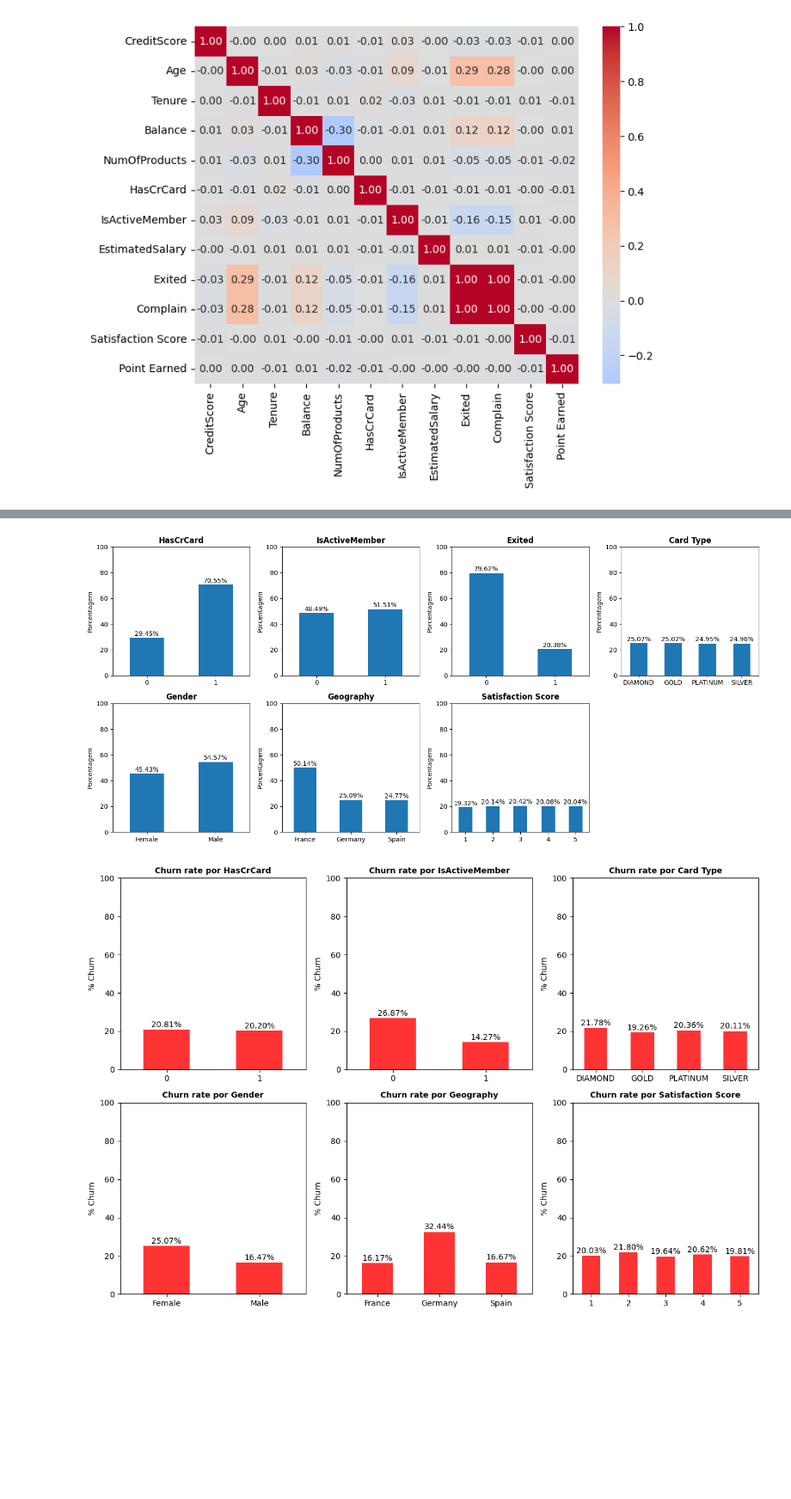
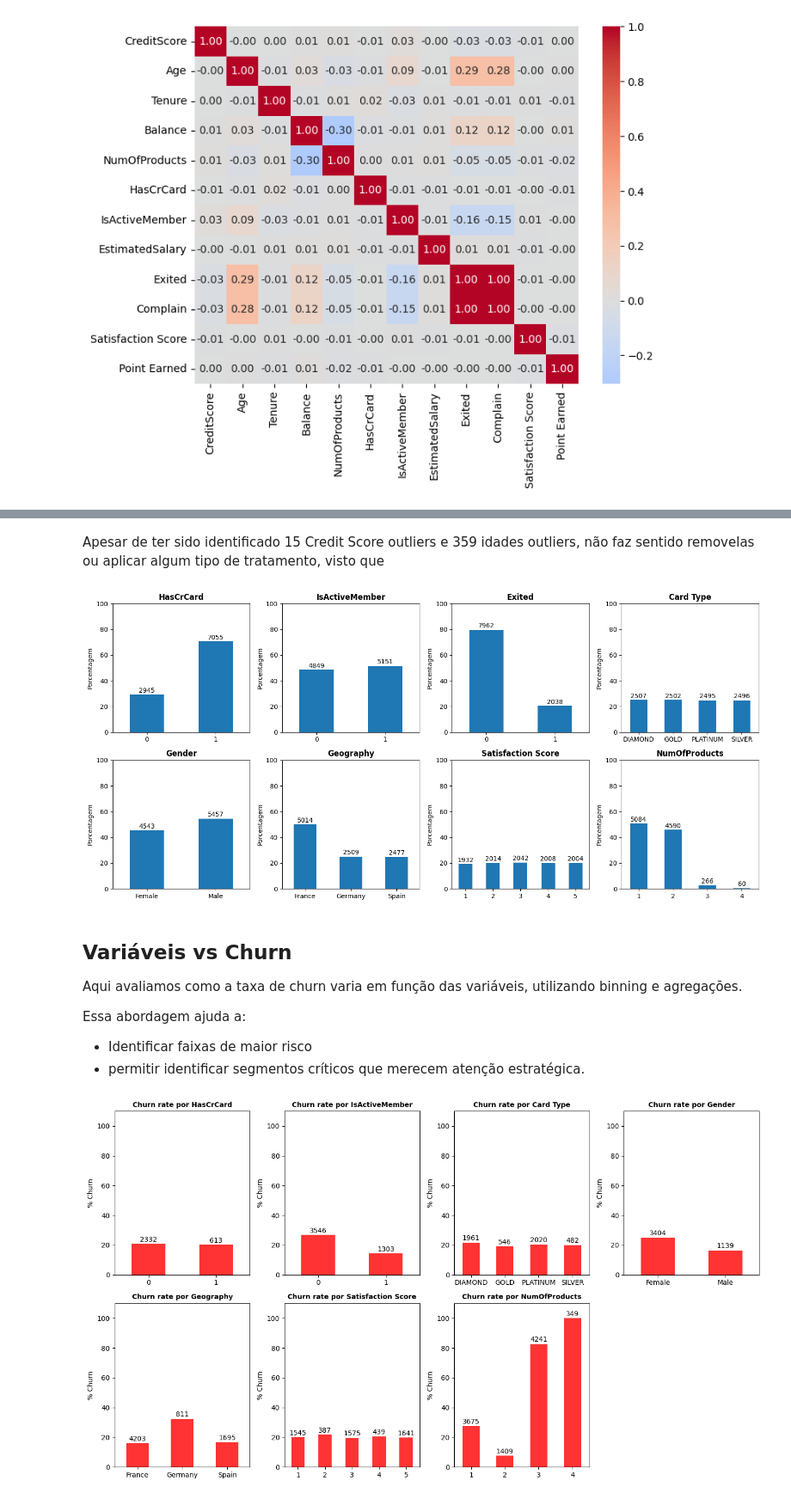
Before and after one commit to OsanaThiago/EDA-Churn-Predict, a Jupyter notebook: notebooks/eda.ipynb, the cells around one changed output, grey strips where cells are left out. Shown at 86% size. Drawn from its saved outputs; the diff is of its cells as text; code cells hidden in the pictures; blank space fills up the shorter version.

```diff
--- a/notebooks/eda.ipynb
+++ b/notebooks/eda.ipynb
@@ -72,5 +100,5 @@ df = df.drop(columns='Complain')
 # %%
-varbox = ['CreditScore','NumOfProducts', 'Age', 'Balance', 'EstimatedSalary', 'Point Earned','Tenure']
+varbox = ['CreditScore', 'Balance', 'Age', 'EstimatedSalary', 'Point Earned','Tenure']
 
 for col in varbox:
     q3 = df[col].quantile(0.75)
@@ -84,7 +112,7 @@ for col in varbox:
     outliers['OutlierColumn'] = col
     print(f"{col}: {outliers.shape[0]} outliers")
 
-fig, axes = plt.subplots(2, 4, figsize=(12, 8))
+fig, axes = plt.subplots(2, 3, figsize=(10, 8))
 axes = axes.flatten()
 
 for i, col in enumerate(varbox):
@@ -102,9 +130,6 @@ for i, col in enumerate(varbox):
     ax.hlines([q1, med, q3], xmin=0.8, xmax=1.2, linestyle='--', colors='brown', linewidth=2)
     ax.hlines(df[col].mean(), xmin=0.8, xmax=1.2, linestyle='--', colors='black', linewidth=2)
 
-    if col == 'NumOfProducts':
-        ax.yaxis.set_major_locator(MaxNLocator(integer=True))
-
 for ax in axes[len(varbox):]:
     ax.set_visible(False)
 
@@ -128,5 +152,7 @@ Tenure: 0 outliers
+# %% [markdown]
+Apesar de ter sido identificado 15 Credit Score outliers e 359 idades outliers, não faz sentido removelas ou aplicar algum tipo de tratamento, visto que
 # %%
-varbar = ['HasCrCard', 'IsActiveMember', 'Exited', 'Card Type','Gender',"Geography",'Satisfaction Score']
+varbar = ['HasCrCard', 'IsActiveMember', 'Exited', 'Card Type','Gender',"Geography",'Satisfaction Score', 'NumOfProducts']
 
 fig,axes = plt.subplots(2,4, figsize = (15,7))
 axes = axes.flatten()
@@ -134,20 +160,24 @@ axes = axes.flatten()
 for i, col in enumerate(varbar):
     ax=axes[i]
 
-    df[col].value_counts(normalize=True).sort_index().mul(100).plot(kind='bar',ax=ax)
+    perc = df[col].value_counts(normalize=True).sort_index().mul(100)
+    vol = df[col].value_counts().sort_index()
+
+    perc.plot(kind='bar',ax=ax)
     ax.set_title(col, fontweight='bold')
     ax.set_xlabel('')
     ax.tick_params(axis='x',rotation=0)
     ax.set_ylim(0, 100)
     ax.set_ylabel('Porcentagem')
 
-    for bar in ax.patches:
+    for j, bar in enumerate(ax.patches):
         height = bar.get_height()
-        ax.annotate(f'{height:.2f}%', xy=(bar.get_x() + bar.get_width() / 2, height), xytext=(0, 1), textcoords='offset points', ha='center', va='bottom', fontsize=10)
+        ax.annotate(f'{vol.iloc[j]}', xy=(bar.get_x() + bar.get_width() / 2, height), xytext=(0, 1), textcoords='offset points', ha='center', va='bottom', fontsize=10)
 
 for ax in axes[len(varbar):]:
     ax.set_visible(False)
+
 plt.tight_layout()
 plt.show()
 # %% [output]
-[figure, old version]
+[figure, new version]
@@ -154,26 +186,36 @@ plt.show()
+# %% [markdown]
+## Variáveis vs Churn
+
+Aqui avaliamos como a taxa de churn varia em função das variáveis, utilizando binning e agregações.
+
+Essa abordagem ajuda a:
+- Identificar faixas de maior risco
+- permitir identificar segmentos críticos que merecem atenção estratégica.
 # %%
-fig, axes = plt.subplots(2, 3, figsize=(12, 8))
+fig, axes = plt.subplots(2, 4, figsize=(14, 8))
 axes = axes.flatten()
-varbar.remove('Exited')
 
 for i, col in enumerate(varbar):
     ax = axes[i]
-    df.groupby(col)['Exited'].mean().mul(100).plot(kind='bar', ax=ax, color='red', alpha=0.8)
 
-    for bar in ax.patches:
+    perc = df.groupby(col)['Exited'].mean().mul(100)
+    vol = df.groupby(col)['Exited'].value_counts().sort_index()
+    perc.plot(kind='bar', ax=ax, color='red', alpha=0.8)
+
+    for j, bar in enumerate(ax.patches):
         height = bar.get_height()
-        ax.annotate(f'{height:.2f}%', xy=(bar.get_x() + bar.get_width() / 2, height), xytext=(0, 1), textcoords='offset points', ha='center', va='bottom', fontsize=10)
+        ax.annotate(f'{vol.iloc[j]}', xy=(bar.get_x() + bar.get_width() / 2, height), xytext=(0, 1), textcoords='offset points', ha='center', va='bottom', fontsize=10)
 
     ax.set_title(f'Churn rate por {col}', fontsize=10, fontweight='bold')
     ax.set_ylabel('% Churn')
     ax.set_xlabel('')
     ax.tick_params(axis='x', rotation=0)
-    ax.set_ylim(0, 100)
+    ax.set_ylim(0,110)
 
 for ax in axes[len(varbar):]:
     ax.set_visible(False)
 
 plt.tight_layout()
 plt.show()
 # %% [output]
-[figure, old version]
+[figure, new version]
```
Also changed, not shown: parts of 17 cells of this notebook, 6 other files.
